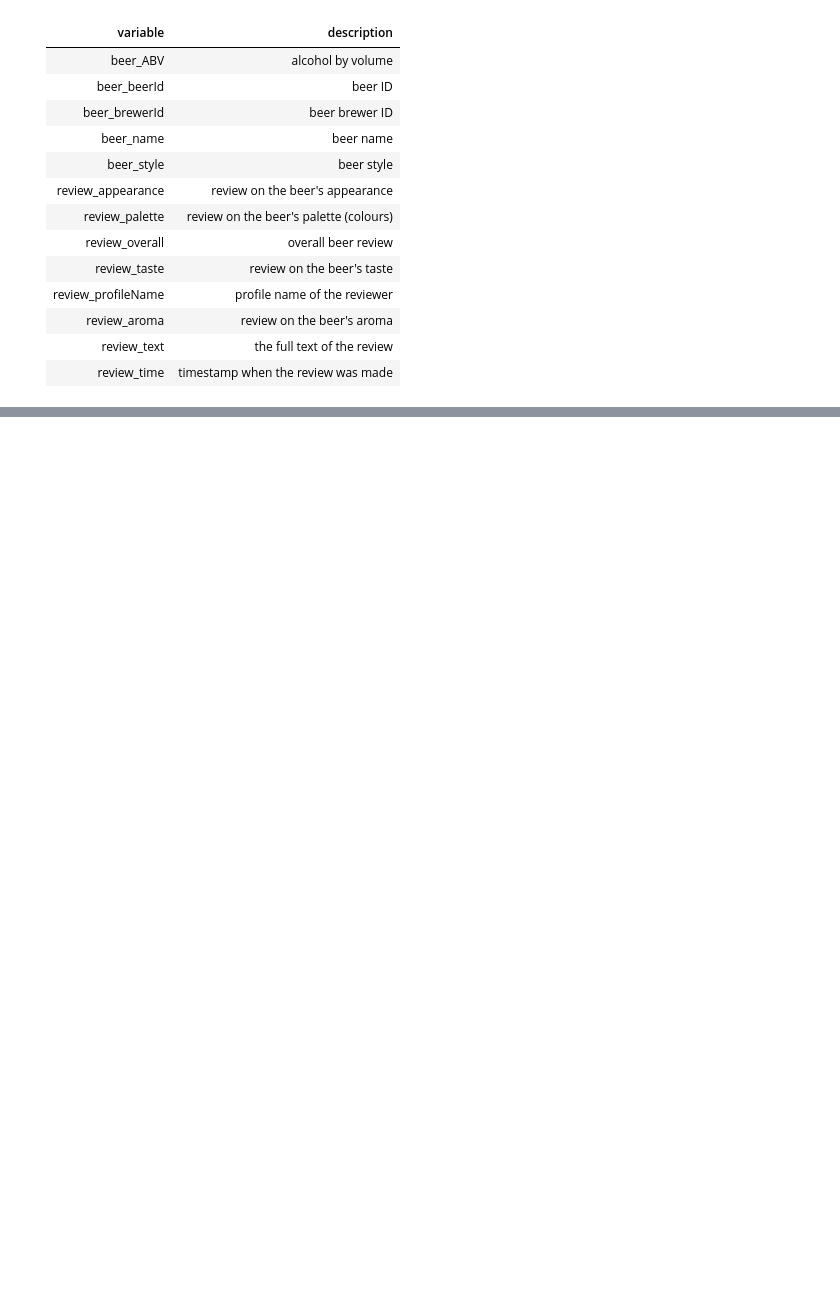
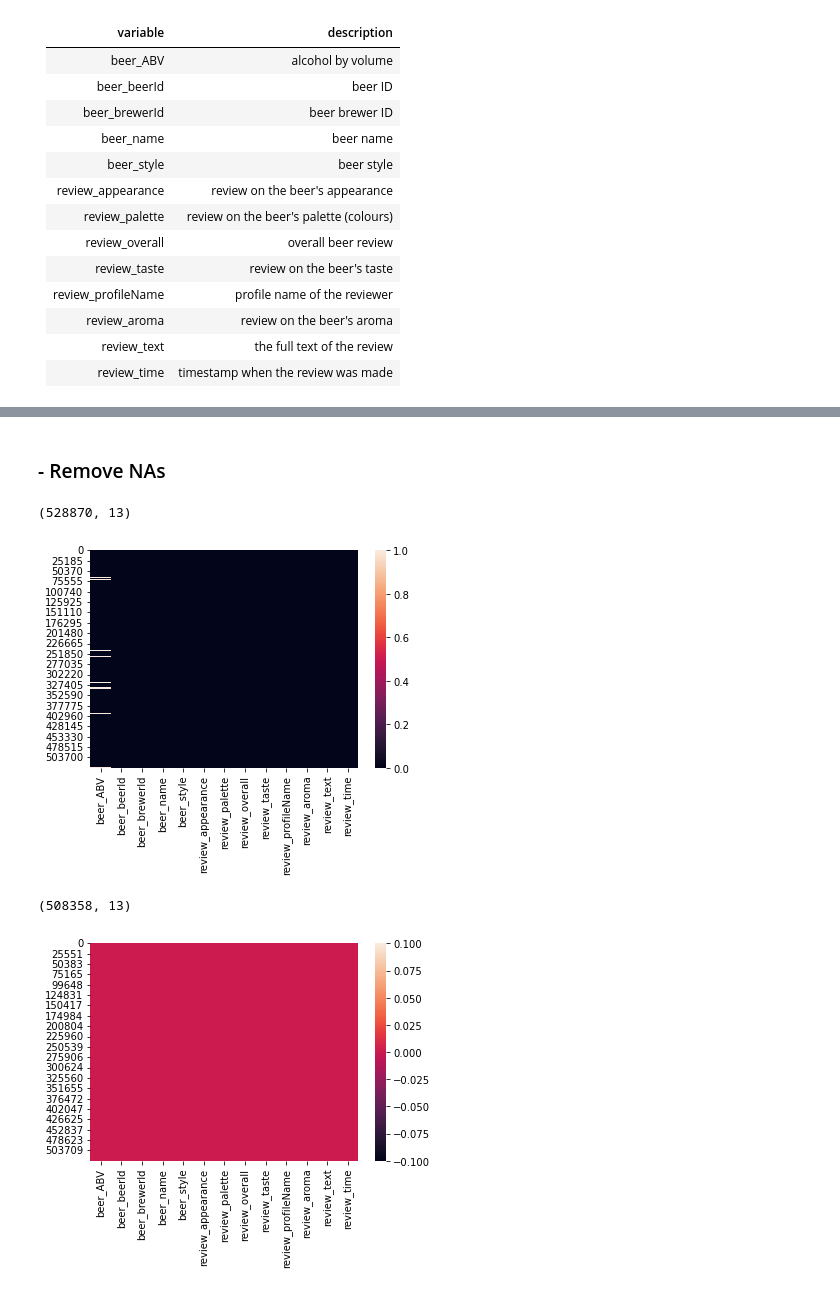
Before and after one commit to Noel-Ocean/Projects_Selected, a Jupyter notebook: EvolentHealth_BestBeer.ipynb, the cells around one changed output, grey strips where cells are left out. Cells and saved outputs as stored; diff of their text form; code cells hidden in the pictures; blank space fills up the shorter version.

```diff
--- a/EvolentHealth_BestBeer.ipynb
+++ b/EvolentHealth_BestBeer.ipynb
@@ -73,0 +88,14 @@ None
+# %% [markdown]
+### - Remove NAs
+# %%
+print(df.shape)
+pre_na = sns.heatmap(df.isna()); plt.show()
+df = df.dropna()
+
+print(df.shape)
+post_na = sns.heatmap(df.isna()); plt.show()
+# %% [output]
+(528870, 13)
+[figure, added]
+(508358, 13)
+[figure, added]
```
Also changed, not shown: parts of 10 cells of this notebook.
